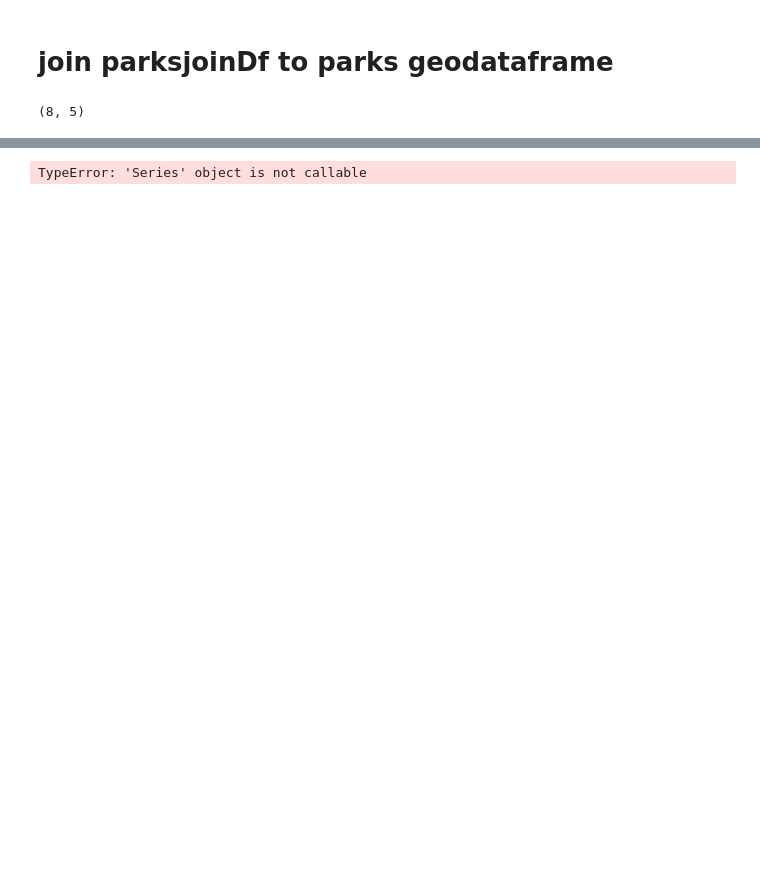
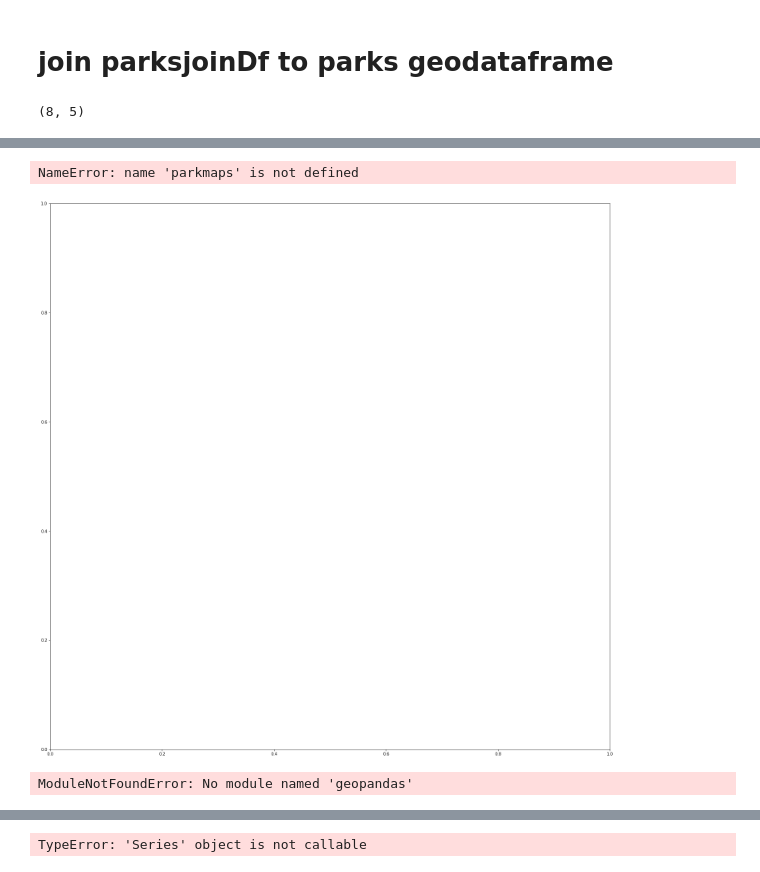
Before and after one commit to mlrog/LaParks_NLP, a Jupyter notebook: 3 - Individual Parks-Morgan.ipynb, the cells around one changed output, grey strips where cells are left out. Drawn from its saved outputs; the diff is of its cells as text; code cells hidden in the pictures; blank space fills up the shorter version.

```diff
--- a/3 - Individual Parks-Morgan.ipynb
+++ b/3 - Individual Parks-Morgan.ipynb
@@ -312,3 +340,28 @@ parksmap
+# %%
+
+#import contextily as ctx
+import matplotlib.pyplot as plt
+%matplotlib inline
+
+fig, ax = plt.subplots(1,1, figsize=(25,25))
+
+# basemaps are typically in Web Mercator (projection 3857), so we need to reproject our dataframe to this
+# alpha sets the transparency
+parkmaps.to_crs('EPSG:3857').plot('Top_CES', cmap='plasma', legend=True, ax = ax, alpha=.2)
+# %% [output]
+NameError: name 'parkmaps' is not defined
+[figure, added]
+# %%
+# Import necessary modules
+import geopandas as gpd
+
+# Set filepath (fix path relative to yours)
+fp = "/Users/morganrogers/Documents/GitHub/LaParks_NLP/ces_laparks.shp"
+
+# Read file using gpd.read_file()
+data = gpd.read_file(fp)
+# %% [output]
+ModuleNotFoundError: No module named 'geopandas'
 # %%
 ces_list = ["Recreation","Existence","Cultural_Heritage","Existence","Education","Social Relations","Aesthetics","Existence"]
 
```
Also changed, not shown: parts of 11 cells of this notebook.
